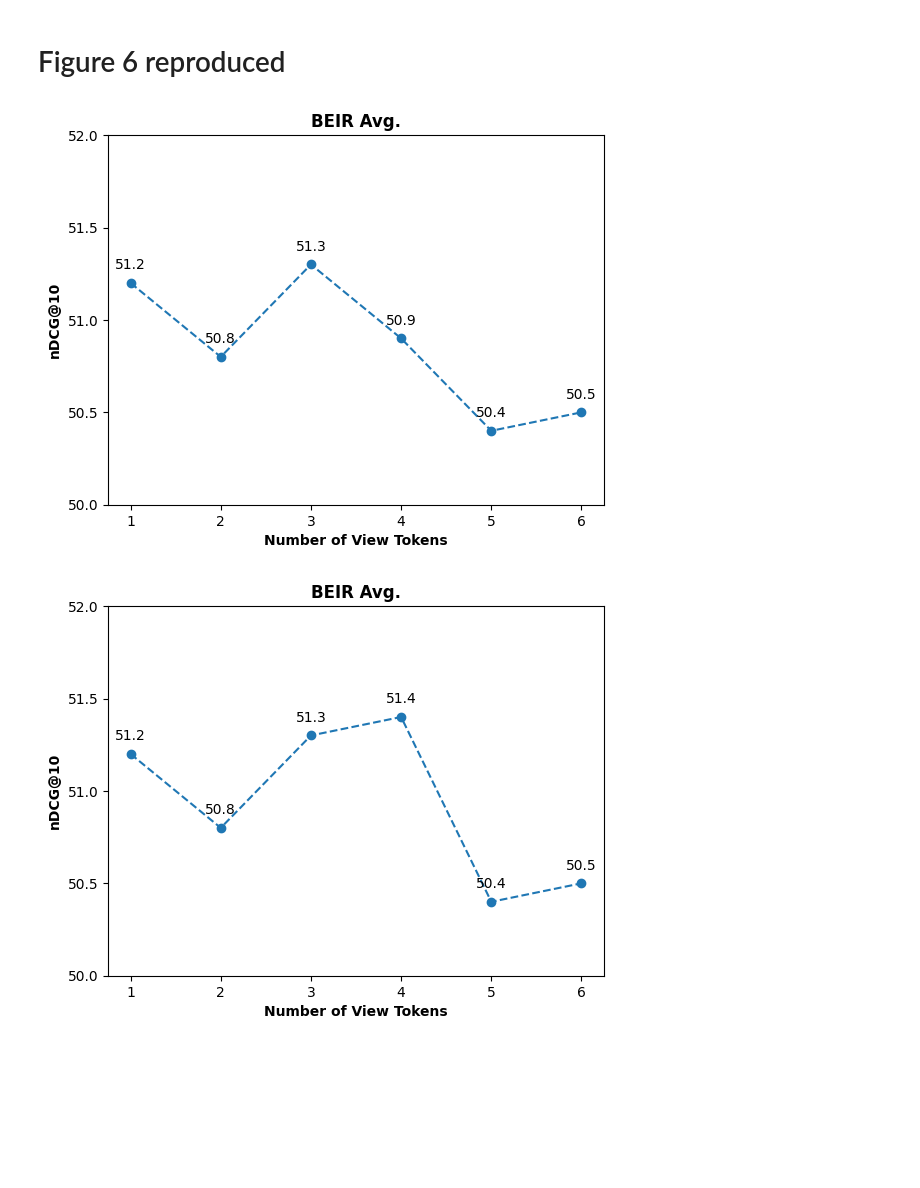
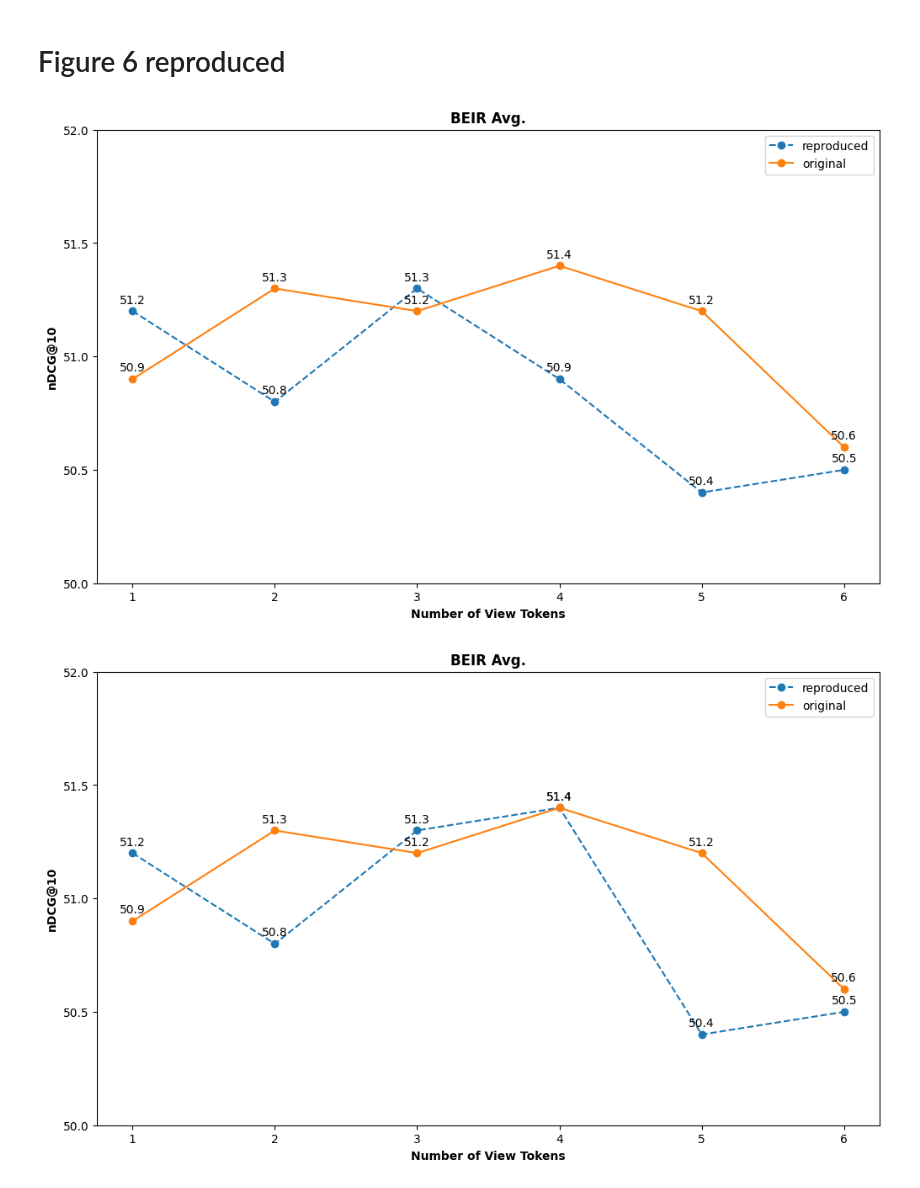
Before and after one commit to PirateEra/MVP, a Jupyter notebook: inference/figure6_and_4_reproduced_plot.ipynb, the cells around one changed output. Saved outputs shown, nothing was run; the diff lists cells and outputs as text; code cells hidden in the pictures; blank space fills up the shorter version.

```diff
--- a/inference/figure6_and_4_reproduced_plot.ipynb
+++ b/inference/figure6_and_4_reproduced_plot.ipynb
@@ -15,11 +15,11 @@ import matplotlib.ticker as ticker
 rel_flops = round((1113282018800640/197983445625792), 1)
 
 # results
-models = ['ListT5', 'MVP(reproduced)']
-flops = [rel_flops, 1.0]
-ndcg = [70.0, 71.7]
+models = ['ListT5', 'MVP', 'ListT5(reproduced)', 'MVP(reproduced)']
+flops = [5.5, 1.0, rel_flops, 1.0]
+ndcg = [70.0, 71.8, 70.0, 71.7]
 
-fig, ax1 = plt.subplots(figsize=(14,7))
+fig, ax1 = plt.subplots(figsize=(16,10))
 
 # add labels to bars
 for i in range(len(models)):
@@ -27,7 +27,7 @@ for i in range(len(models)):
 # set range of y axis of the barplot
 ax1.set_ylim(0, 6)
 # bar plot
-fig1 = ax1.bar(models, flops, color='lightcoral', width=0.5, label='FLOPs')
+fig1 = ax1.bar(models, flops, color='lightcoral', width=0.4, label='FLOPs')
 ax1.set_ylabel('FLOPs', weight='bold')
 
 # set up second axis for the second line plot
@@ -55,32 +55,48 @@ plt.show()
 # %%
 # results where the 4-view model is re-trained
 views = np.array([1, 2, 3, 4, 5, 6])
 ndcg = np.array([51.2, 50.8, 51.3, 50.9, 50.4, 50.5])
+original = np.array([50.9, 51.3, 51.2, 51.4, 51.2, 50.6])
+
+plt.figure(figsize=(12, 7))
 
 for i in range(len(views)):
-  plt.text(views[i], ndcg[i]+0.075, ndcg[i], ha='center')
+  plt.text(views[i], ndcg[i]+0.035, ndcg[i], ha='center')
 
-plt.plot(views, ndcg, linestyle='dashed', marker='o')
+for i in range(len(views)):
+  plt.text(views[i], original[i]+0.035, original[i], ha='center')
+
+plt.plot(views, ndcg, linestyle='dashed', marker='o', label='reproduced')
+plt.plot(views, original, marker='o', label='original')
 plt.yticks(np.arange(50.0, 52.5, 0.5))
 plt.xlabel('Number of View Tokens', weight='bold')
 plt.ylabel('nDCG@10', weight='bold')
 plt.title("BEIR Avg.", weight='bold')
+plt.legend()
 plt.show()
 # %% [output]
-[figure, old version]
+[figure, new version]
 # %%
 # results where the 4-view model is their provided checkpoint
 views = np.array([1, 2, 3, 4, 5, 6])
 ndcg = np.array([51.2, 50.8, 51.3, 51.4, 50.4, 50.5])
+original = np.array([50.9, 51.3, 51.2, 51.4, 51.2, 50.6])
+
+plt.figure(figsize=(12, 7))
 
 for i in range(len(views)):
-  plt.text(views[i], ndcg[i]+0.075, ndcg[i], ha='center')
+  plt.text(views[i], ndcg[i]+0.035, ndcg[i], ha='center')
 
-plt.plot(views, ndcg, linestyle='dashed', marker='o')
+for i in range(len(views)):
+  plt.text(views[i], original[i]+0.035, original[i], ha='center')
+
+plt.plot(views, ndcg, linestyle='dashed', marker='o', label='reproduced')
+plt.plot(views, original, marker='o', label='original')
 plt.yticks(np.arange(50.0, 52.5, 0.5))
 plt.xlabel('Number of View Tokens', weight='bold')
 plt.ylabel('nDCG@10', weight='bold')
 plt.title("BEIR Avg.", weight='bold')
+plt.legend()
 plt.show()
 # %% [output]
-[figure, old version]
+[figure, new version]
```
Also changed, not shown: parts of 1 cell of this notebook.
